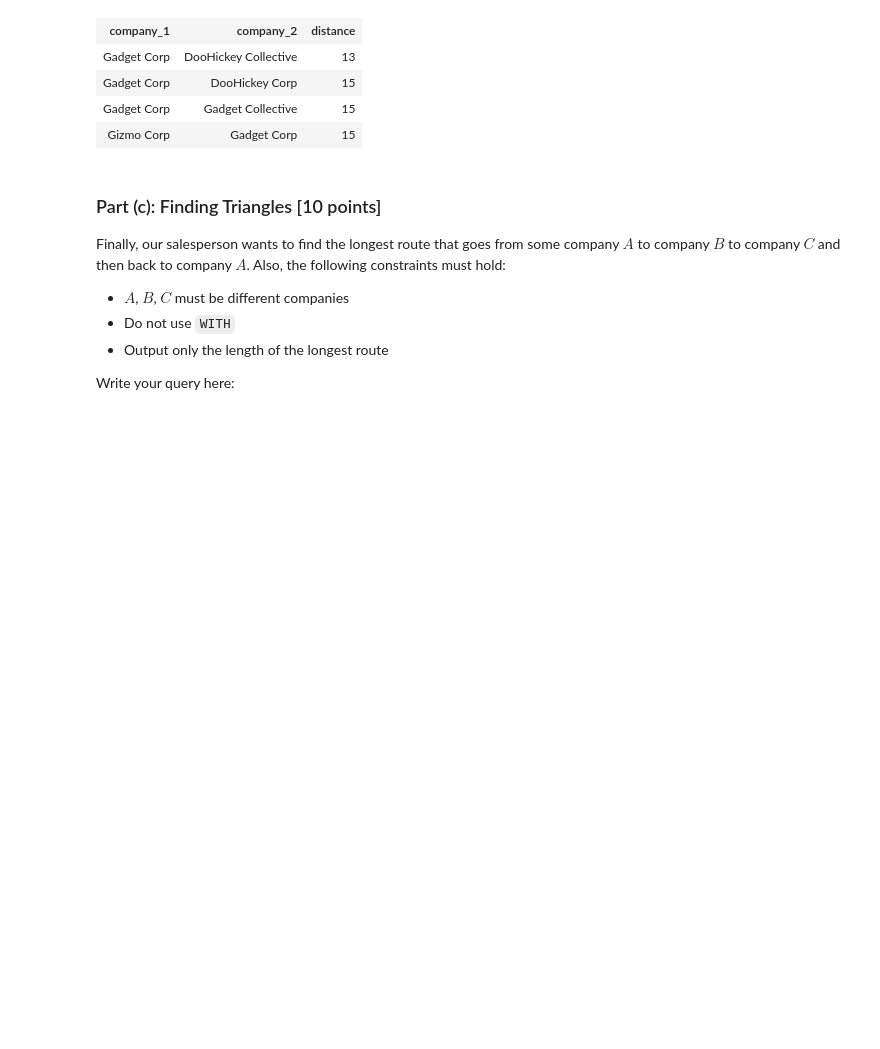
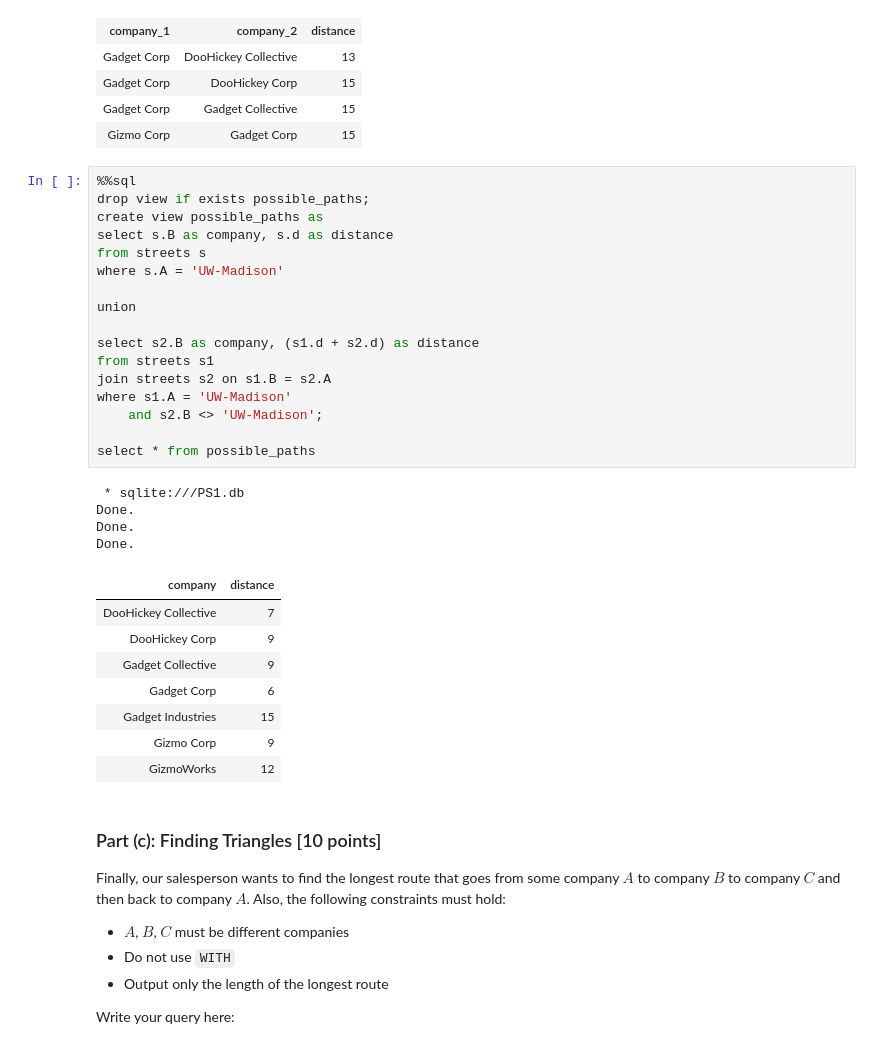
Before and after one commit to AaronMelcher/CS564, a Jupyter notebook: Homework/SQL/hw1.ipynb, the cells around one changed output. Saved outputs shown, nothing was run; the diff lists cells and outputs as text; blank space fills up the shorter version.

```diff
--- a/Homework/SQL/hw1.ipynb
+++ b/Homework/SQL/hw1.ipynb
@@ -463,6 +494,36 @@ Done.
 | Gadget Corp | DooHickey Corp | 15 |
 | Gadget Corp | Gadget Collective | 15 |
 | Gizmo Corp | Gadget Corp | 15 |
+# %%
+%%sql
+drop view if exists possible_paths;
+create view possible_paths as
+select s.B as company, s.d as distance
+from streets s
+where s.A = 'UW-Madison'
+
+union
+
+select s2.B as company, (s1.d + s2.d) as distance
+from streets s1
+join streets s2 on s1.B = s2.A
+where s1.A = 'UW-Madison'
+    and s2.B <> 'UW-Madison';
+
+select * from possible_paths
+# %% [output]
+ * sqlite:///PS1.db
+Done.
+Done.
+Done.
+| company | distance |
+| DooHickey Collective | 7 |
+| DooHickey Corp | 9 |
+| Gadget Collective | 9 |
+| Gadget Corp | 6 |
+| Gadget Industries | 15 |
+| Gizmo Corp | 9 |
+| GizmoWorks | 12 |
 # %% [markdown]
 ### Part (c): Finding Triangles [10 points]
 
```
Also changed, not shown: parts of 7 cells of this notebook, 1 other file.
